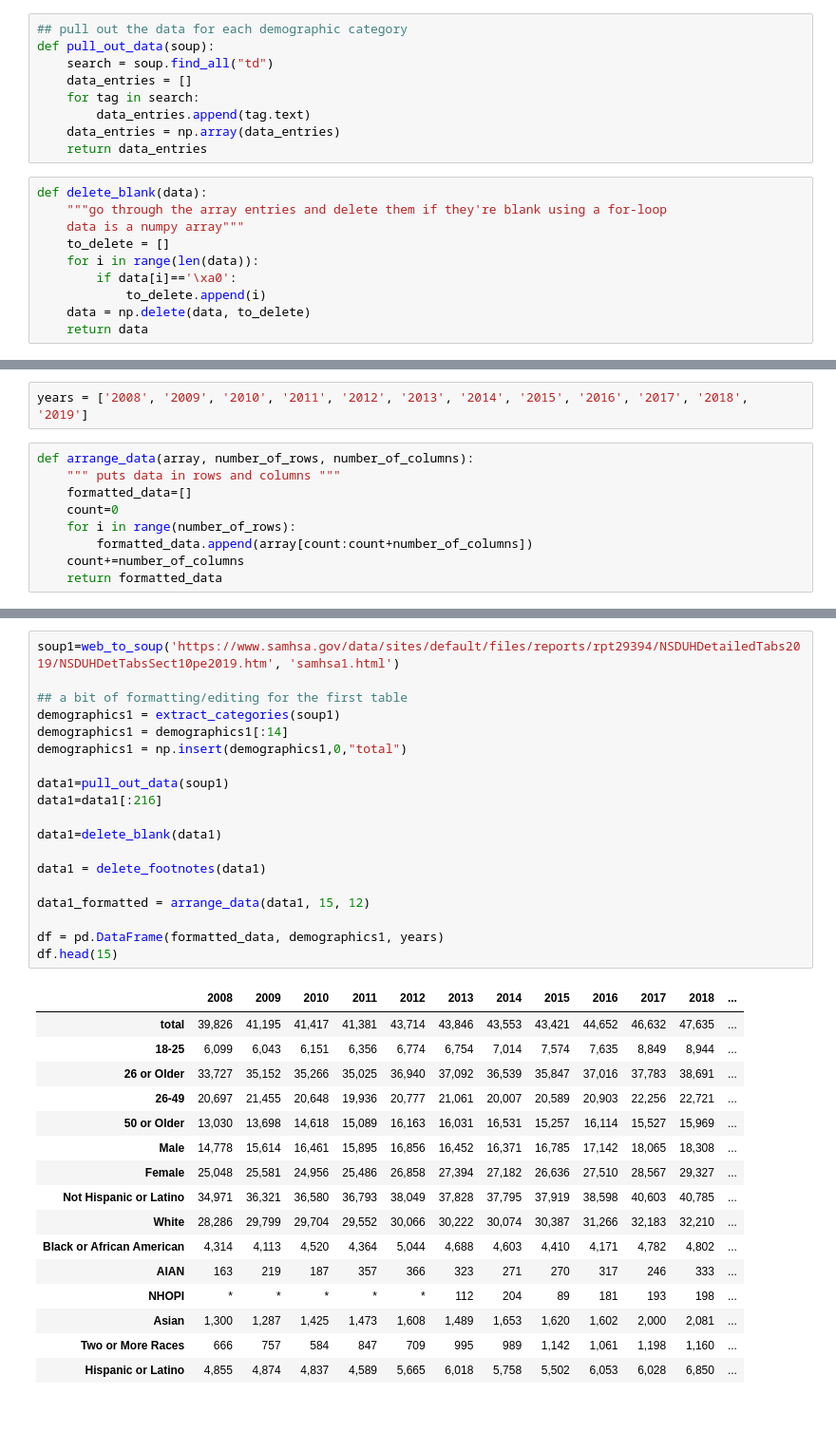
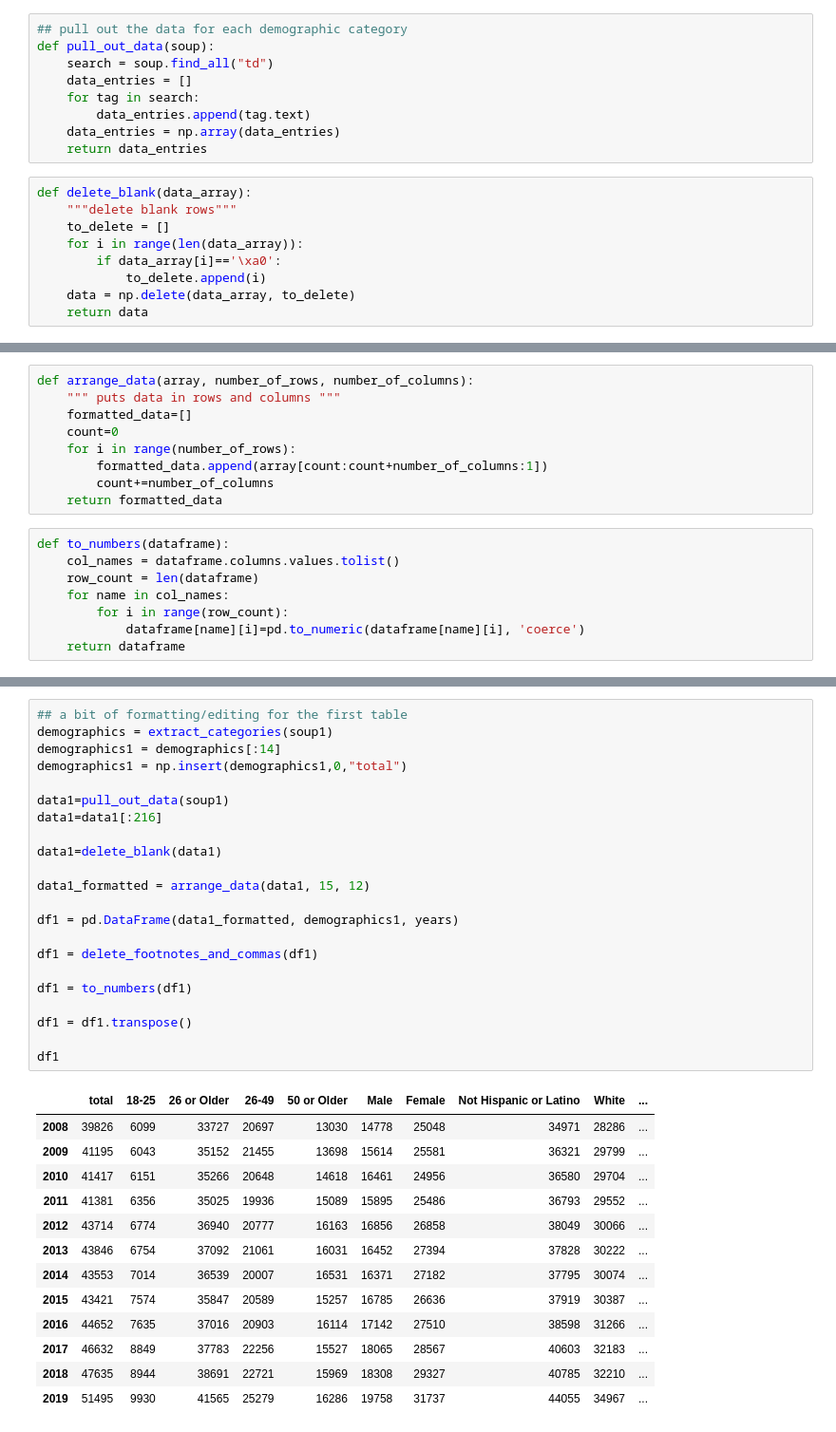
Before and after one commit to azk9/origin2950, a Jupyter notebook: project_phase2.ipynb, the cells around one changed output, grey strips where cells are left out. Shown at 95% size. Cells and saved outputs as stored; diff of their text form.

Commit message:
Most recent version of data cleaning phase II

```diff
--- a/project_phase2.ipynb
+++ b/project_phase2.ipynb
@@ -45,13 +60,12 @@ def pull_out_data(soup):
     data_entries = np.array(data_entries)
     return data_entries
 # %%
-def delete_blank(data):
-    """go through the array entries and delete them if they're blank using a for-loop
-    data is a numpy array"""
+def delete_blank(data_array):
+    """delete blank rows"""
     to_delete = []
-    for i in range(len(data)):
-        if data[i]=='\xa0':
+    for i in range(len(data_array)):
+        if data_array[i]=='\xa0':
             to_delete.append(i)
-    data = np.delete(data, to_delete)
+    data = np.delete(data_array, to_delete)
     return data
 # %%
@@ -64,11 +82,17 @@ def delete_footnotes(data_array):
-# %%
-years = ['2008', '2009', '2010', '2011', '2012', '2013', '2014', '2015', '2016', '2017', '2018', '2019']
 # %%
 def arrange_data(array, number_of_rows, number_of_columns):
     """ puts data in rows and columns """
     formatted_data=[]
     count=0
     for i in range(number_of_rows):
-        formatted_data.append(array[count:count+number_of_columns])
-    count+=number_of_columns
+        formatted_data.append(array[count:count+number_of_columns:1])
+        count+=number_of_columns
     return formatted_data
+# %%
+def to_numbers(dataframe):
+    col_names = dataframe.columns.values.tolist()
+    row_count = len(dataframe)
+    for name in col_names:
+        for i in range(row_count):
+            dataframe[name][i]=pd.to_numeric(dataframe[name][i], 'coerce')
+    return dataframe
@@ -75,36 +116,36 @@ def arrange_data(array, number_of_rows, number_of_columns):
 # %%
-soup1=web_to_soup('https://www.samhsa.gov/data/sites/default/files/reports/rpt29394/NSDUHDetailedTabs2019/NSDUHDetTabsSect10pe2019.htm', 'samhsa1.html')
-
 ## a bit of formatting/editing for the first table
-demographics1 = extract_categories(soup1)
-demographics1 = demographics1[:14]
+demographics = extract_categories(soup1)
+demographics1 = demographics[:14]
 demographics1 = np.insert(demographics1,0,"total")
 
 data1=pull_out_data(soup1)
 data1=data1[:216]
 
 data1=delete_blank(data1)
 
-data1 = delete_footnotes(data1)
-
 data1_formatted = arrange_data(data1, 15, 12)
 
-df = pd.DataFrame(formatted_data, demographics1, years)
-df.head(15)
+df1 = pd.DataFrame(data1_formatted, demographics1, years)
+
+df1 = delete_footnotes_and_commas(df1)
+
+df1 = to_numbers(df1)
+
+df1 = df1.transpose()
+
+df1
 # %% [output]
-|  | 2008 | 2009 | 2010 | 2011 | 2012 | 2013 | 2014 | 2015 | 2016 | 2017 | 2018 | ... |
-| total | 39,826 | 41,195 | 41,417 | 41,381 | 43,714 | 43,846 | 43,553 | 43,421 | 44,652 | 46,632 | 47,635 | ... |
-| 18-25 | 6,099 | 6,043 | 6,151 | 6,356 | 6,774 | 6,754 | 7,014 | 7,574 | 7,635 | 8,849 | 8,944 | ... |
-| 26 or Older | 33,727 | 35,152 | 35,266 | 35,025 | 36,940 | 37,092 | 36,539 | 35,847 | 37,016 | 37,783 | 38,691 | ... |
-| 26-49 | 20,697 | 21,455 | 20,648 | 19,936 | 20,777 | 21,061 | 20,007 | 20,589 | 20,903 | 22,256 | 22,721 | ... |
-| 50 or Older | 13,030 | 13,698 | 14,618 | 15,089 | 16,163 | 16,031 | 16,531 | 15,257 | 16,114 | 15,527 | 15,969 | ... |
-| Male | 14,778 | 15,614 | 16,461 | 15,895 | 16,856 | 16,452 | 16,371 | 16,785 | 17,142 | 18,065 | 18,308 | ... |
-| Female | 25,048 | 25,581 | 24,956 | 25,486 | 26,858 | 27,394 | 27,182 | 26,636 | 27,510 | 28,567 | 29,327 | ... |
-| Not Hispanic or Latino | 34,971 | 36,321 | 36,580 | 36,793 | 38,049 | 37,828 | 37,795 | 37,919 | 38,598 | 40,603 | 40,785 | ... |
-| White | 28,286 | 29,799 | 29,704 | 29,552 | 30,066 | 30,222 | 30,074 | 30,387 | 31,266 | 32,183 | 32,210 | ... |
-| Black or African American | 4,314 | 4,113 | 4,520 | 4,364 | 5,044 | 4,688 | 4,603 | 4,410 | 4,171 | 4,782 | 4,802 | ... |
-| AIAN | 163 | 219 | 187 | 357 | 366 | 323 | 271 | 270 | 317 | 246 | 333 | ... |
-| NHOPI | * | * | * | * | * | 112 | 204 | 89 | 181 | 193 | 198 | ... |
-| Asian | 1,300 | 1,287 | 1,425 | 1,473 | 1,608 | 1,489 | 1,653 | 1,620 | 1,602 | 2,000 | 2,081 | ... |
-| Two or More Races | 666 | 757 | 584 | 847 | 709 | 995 | 989 | 1,142 | 1,061 | 1,198 | 1,160 | ... |
-| Hispanic or Latino | 4,855 | 4,874 | 4,837 | 4,589 | 5,665 | 6,018 | 5,758 | 5,502 | 6,053 | 6,028 | 6,850 | ... |
+|  | total | 18-25 | 26 or Older | 26-49 | 50 or Older | Male | Female | Not Hispanic or Latino | White | ... |
+| 2008 | 39826 | 6099 | 33727 | 20697 | 13030 | 14778 | 25048 | 34971 | 28286 | ... |
+| 2009 | 41195 | 6043 | 35152 | 21455 | 13698 | 15614 | 25581 | 36321 | 29799 | ... |
+| 2010 | 41417 | 6151 | 35266 | 20648 | 14618 | 16461 | 24956 | 36580 | 29704 | ... |
+| 2011 | 41381 | 6356 | 35025 | 19936 | 15089 | 15895 | 25486 | 36793 | 29552 | ... |
+| 2012 | 43714 | 6774 | 36940 | 20777 | 16163 | 16856 | 26858 | 38049 | 30066 | ... |
+| 2013 | 43846 | 6754 | 37092 | 21061 | 16031 | 16452 | 27394 | 37828 | 30222 | ... |
+| 2014 | 43553 | 7014 | 36539 | 20007 | 16531 | 16371 | 27182 | 37795 | 30074 | ... |
+| 2015 | 43421 | 7574 | 35847 | 20589 | 15257 | 16785 | 26636 | 37919 | 30387 | ... |
+| 2016 | 44652 | 7635 | 37016 | 20903 | 16114 | 17142 | 27510 | 38598 | 31266 | ... |
+| 2017 | 46632 | 8849 | 37783 | 22256 | 15527 | 18065 | 28567 | 40603 | 32183 | ... |
+| 2018 | 47635 | 8944 | 38691 | 22721 | 15969 | 18308 | 29327 | 40785 | 32210 | ... |
+| 2019 | 51495 | 9930 | 41565 | 25279 | 16286 | 19758 | 31737 | 44055 | 34967 | ... |
```
Also changed, not shown: parts of 21 cells of this notebook.
